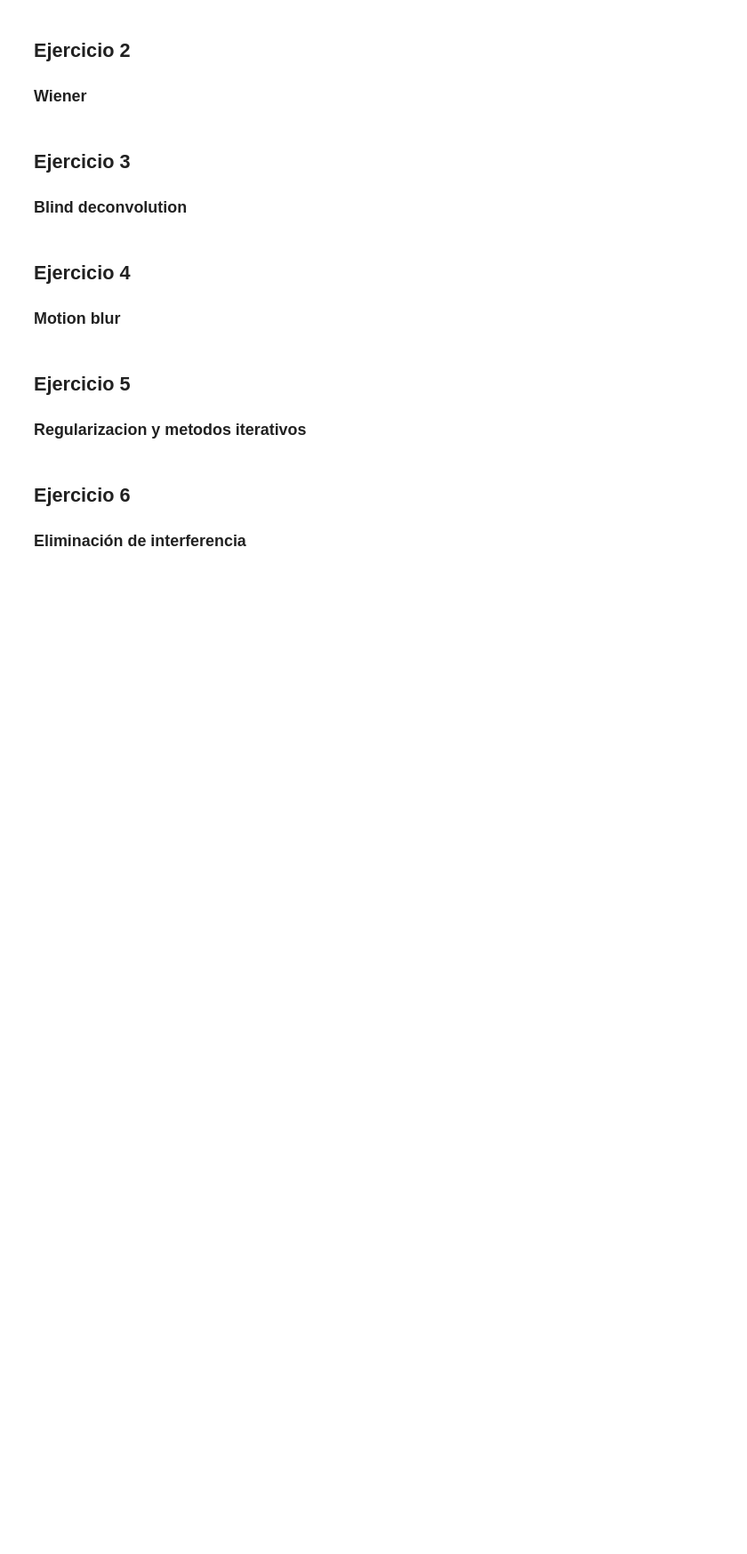
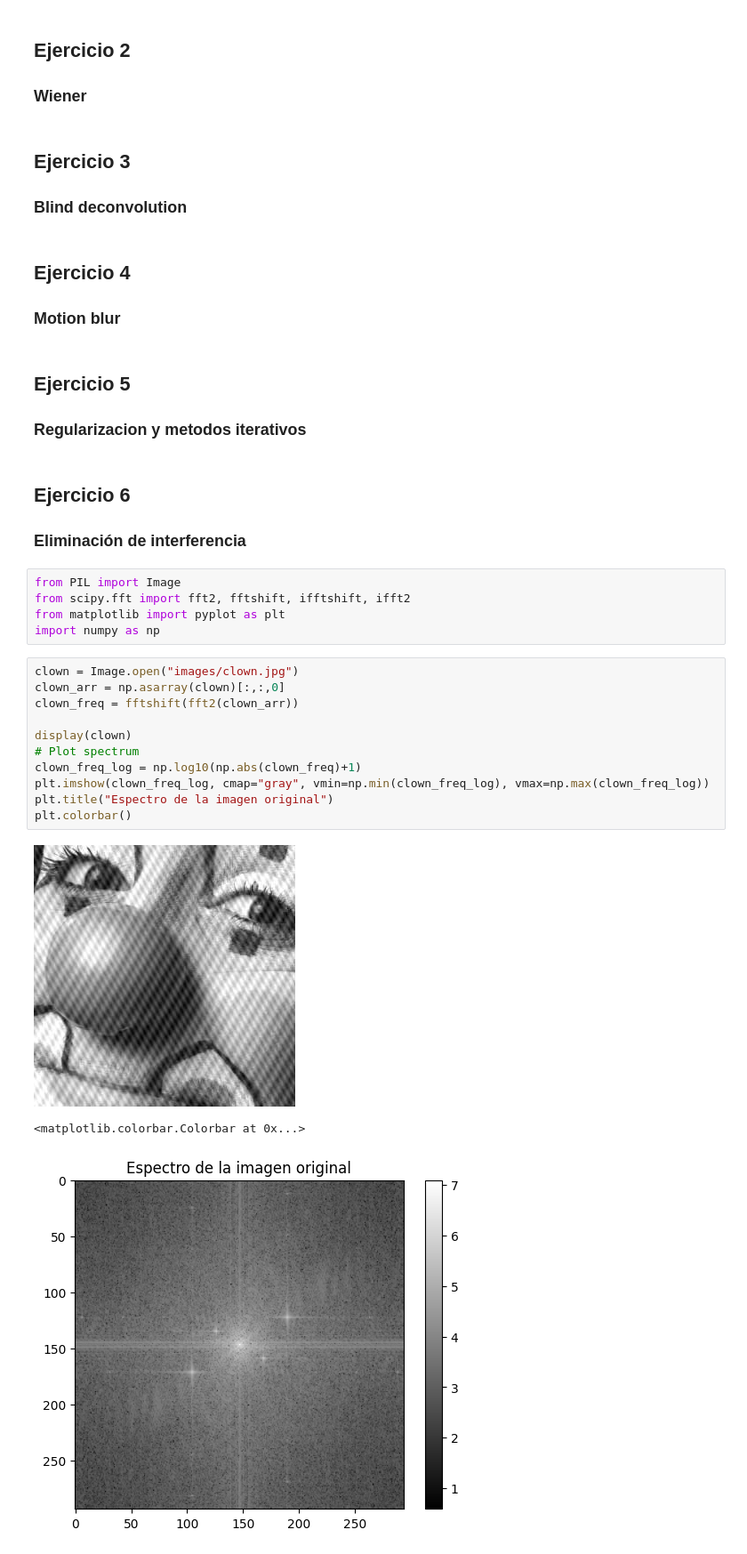
Before and after one commit to pabgonzalez/Digital-Image-Processing, a Jupyter notebook: TP5 - Restauracion de Imagenes/TP5.ipynb, the cells around one changed output. Shown at 89% size. Cells and saved outputs as stored; diff of their text form; blank space fills up the shorter version.

```diff
--- a/TP5 - Restauracion de Imagenes/TP5.ipynb
+++ b/TP5 - Restauracion de Imagenes/TP5.ipynb
@@ -25,3 +25,23 @@ from matplotlib import pyplot as plt
 # %% [markdown]
 ## Ejercicio 6
 ### Eliminación de interferencia
+# %%
+from PIL import Image
+from scipy.fft import fft2, fftshift, ifftshift, ifft2
+from matplotlib import pyplot as plt
+import numpy as np
+# %%
+clown = Image.open("images/clown.jpg")
+clown_arr = np.asarray(clown)[:,:,0]
+clown_freq = fftshift(fft2(clown_arr))
+
+display(clown)
+# Plot spectrum
+clown_freq_log = np.log10(np.abs(clown_freq)+1)
+plt.imshow(clown_freq_log, cmap="gray", vmin=np.min(clown_freq_log), vmax=np.max(clown_freq_log))
+plt.title("Espectro de la imagen original")
+plt.colorbar()
+# %% [output]
+[figure, added]
+<matplotlib.colorbar.Colorbar at 0x...>
+[figure, added]
```
Also changed, not shown: parts of 4 cells of this notebook, 1 other file.
